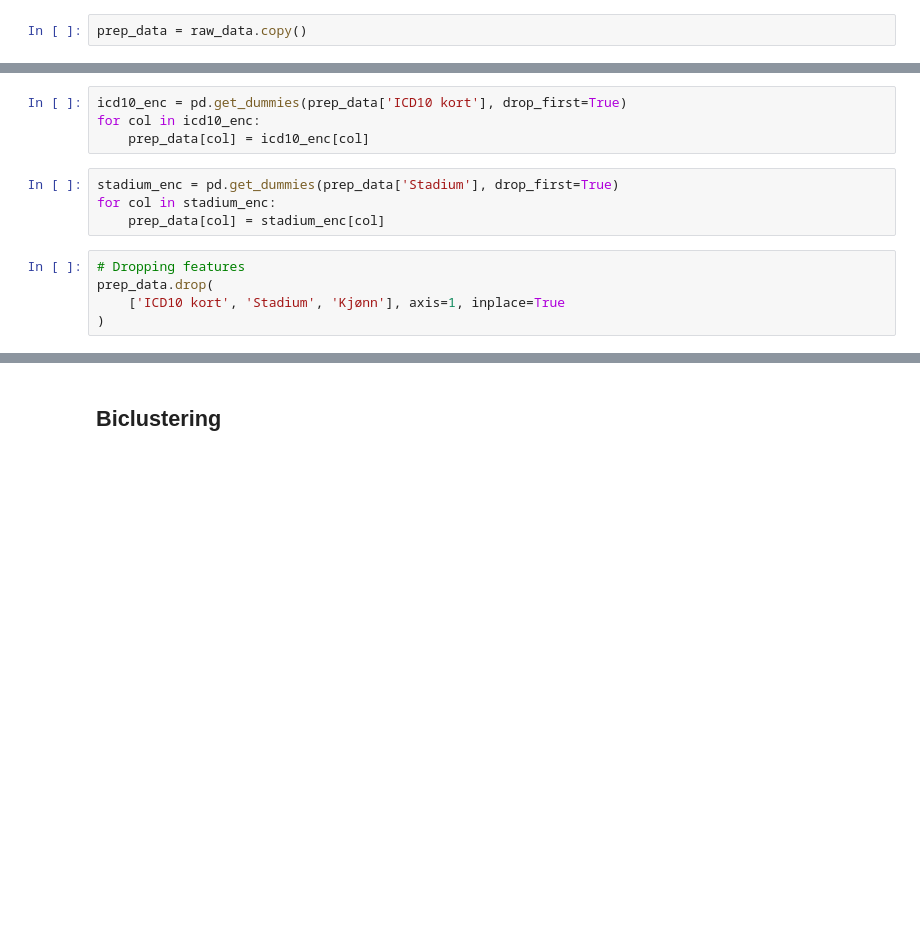
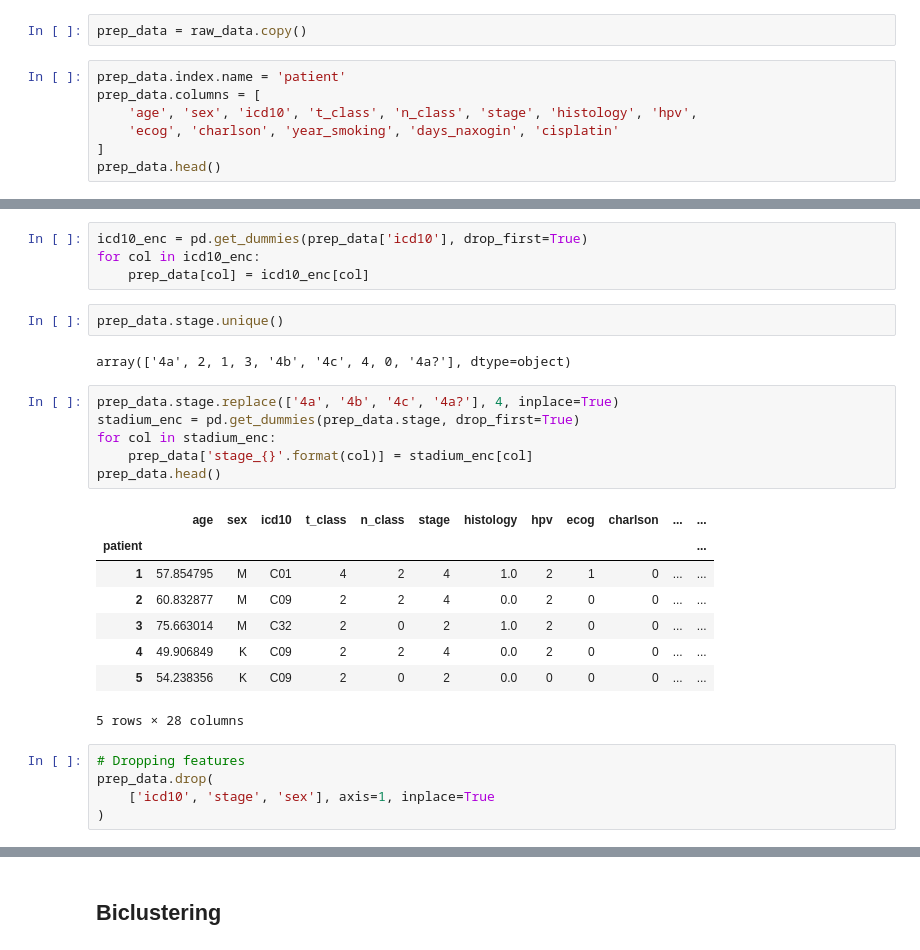
Before and after one commit to GSEL9/head-and-neck, a Jupyter notebook: ipynbs/clinical_exploration.ipynb, the cells around one changed output, grey strips where cells are left out. Saved outputs shown, nothing was run; the diff lists cells and outputs as text; blank space fills up the shorter version.

```diff
--- a/ipynbs/clinical_exploration.ipynb
+++ b/ipynbs/clinical_exploration.ipynb
@@ -73,2 +75,9 @@ sns.pairplot(raw_data);"""
 # %%
 prep_data = raw_data.copy()
+# %%
+prep_data.index.name = 'patient'
+prep_data.columns = [
+    'age', 'sex', 'icd10', 't_class', 'n_class', 'stage', 'histology', 'hpv',
+    'ecog', 'charlson', 'year_smoking', 'days_naxogin', 'cisplatin'
+]
+prep_data.head()
@@ -77,15 +103,30 @@ prep_data['Kjønn_M'] = pd.get_dummies(raw_data['Kjønn'], drop_first=True)
 # %%
-icd10_enc = pd.get_dummies(prep_data['ICD10 kort'], drop_first=True)
+icd10_enc = pd.get_dummies(prep_data['icd10'], drop_first=True)
 for col in icd10_enc:
     prep_data[col] = icd10_enc[col]
+# %%
+prep_data.stage.unique()
+# %% [output]
+array(['4a', 2, 1, 3, '4b', '4c', 4, 0, '4a?'], dtype=object)
 # %%
-stadium_enc = pd.get_dummies(prep_data['Stadium'], drop_first=True)
+prep_data.stage.replace(['4a', '4b', '4c', '4a?'], 4, inplace=True)
+stadium_enc = pd.get_dummies(prep_data.stage, drop_first=True)
 for col in stadium_enc:
-    prep_data[col] = stadium_enc[col]
+    prep_data['stage_{}'.format(col)] = stadium_enc[col]
+prep_data.head()
+# %% [output]
+|  | age | sex | icd10 | t_class | n_class | stage | histology | hpv | ecog | charlson | ... | ... |
+| patient |  |  |  |  |  |  |  |  |  |  |  | ... |
+| 1 | 57.854795 | M | C01 | 4 | 2 | 4 | 1.0 | 2 | 1 | 0 | ... | ... |
+| 2 | 60.832877 | M | C09 | 2 | 2 | 4 | 0.0 | 2 | 0 | 0 | ... | ... |
+| 3 | 75.663014 | M | C32 | 2 | 0 | 2 | 1.0 | 2 | 0 | 0 | ... | ... |
+| 4 | 49.906849 | K | C09 | 2 | 2 | 4 | 0.0 | 2 | 0 | 0 | ... | ... |
+| 5 | 54.238356 | K | C09 | 2 | 0 | 2 | 0.0 | 0 | 0 | 0 | ... | ... |
+5 rows × 28 columns
 # %%
 # Dropping features
 prep_data.drop(
-    ['ICD10 kort', 'Stadium', 'Kjønn'], axis=1, inplace=True
+    ['icd10', 'stage', 'sex'], axis=1, inplace=True
 )
 # %%
 prep_data.head()
```
Also changed, not shown: parts of 18 cells of this notebook, 6 other files.
